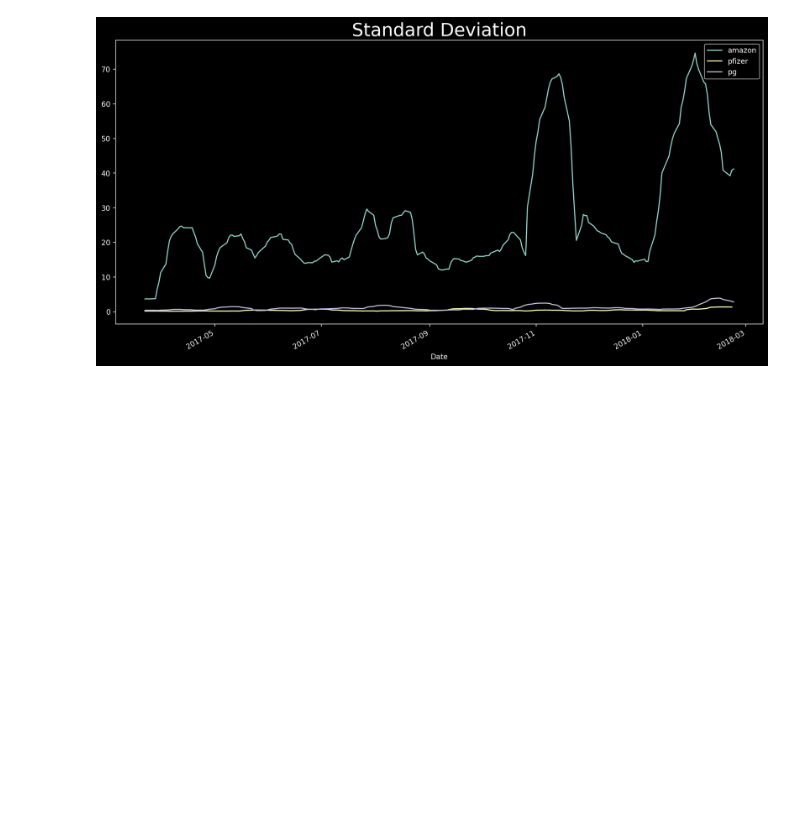
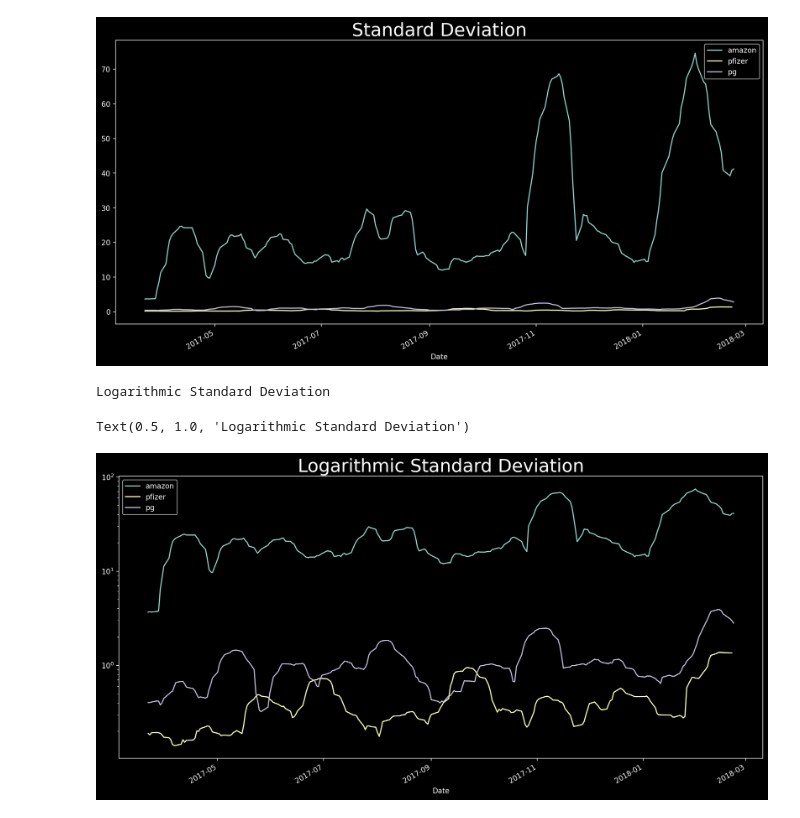
Before and after one commit to rboletcafaro/Time-Series-Forecasting-in-Python, a Jupyter notebook: Time-Series-Forecasting-In-Python.ipynb, the cells around one changed output. Saved outputs shown, nothing was run; the diff lists cells and outputs as text; code cells hidden in the pictures; blank space fills up the shorter version.

```diff
--- a/Time-Series-Forecasting-In-Python.ipynb
+++ b/Time-Series-Forecasting-In-Python.ipynb
@@ -181,3 +181,15 @@ Date
 2017-03-29  6.527888  0.190324  0.380672
 Text(0.5, 1.0, 'Standard Deviation')
 [figure]
+# %%
+print("""
+Logarithmic Standard Deviation
+""")
+fig = plt.figure(figsize=(16,8))
+ax = fig.add_subplot(1, 1, 1)
+prices_std.plot(ax=ax, logy=True)
+ax.set_title("Logarithmic Standard Deviation", fontsize=25)
+# %% [output]
+Logarithmic Standard Deviation
+Text(0.5, 1.0, 'Logarithmic Standard Deviation')
+[figure, added]
```
Also changed, not shown: parts of 3 cells of this notebook, 1 other file.
